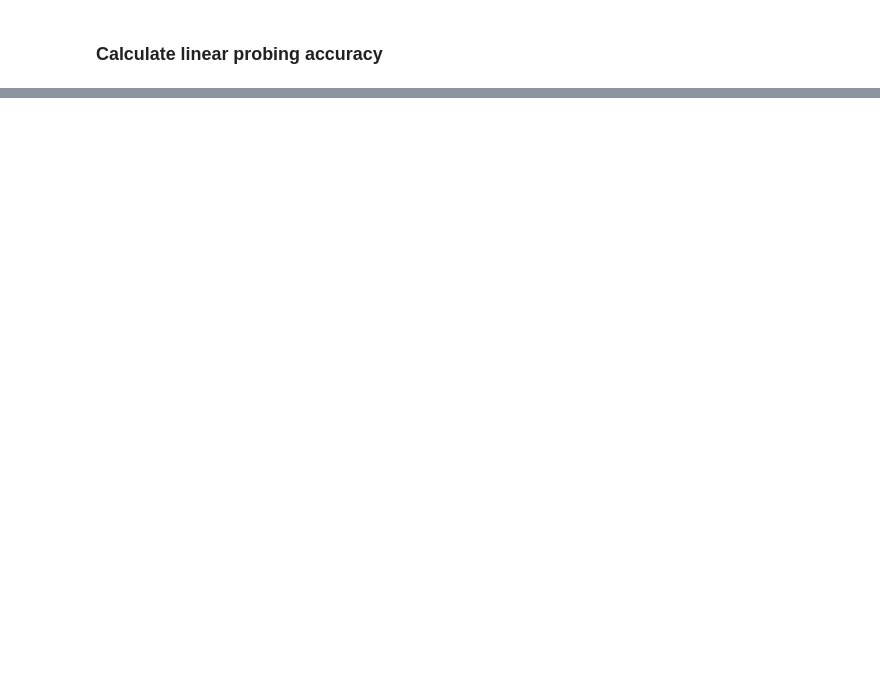
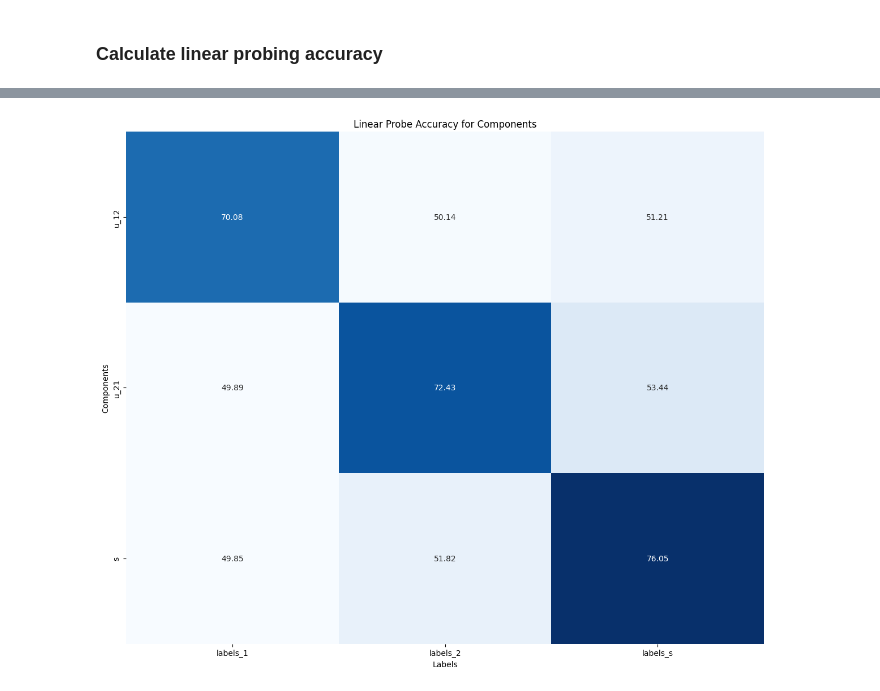
Before and after one commit to Vascorn/RePercENT, a Jupyter notebook: notebooks/repercent_synthetic.ipynb, the cells around one changed output, grey strips where cells are left out. Saved outputs shown, nothing was run; the diff lists cells and outputs as text; code cells hidden in the pictures; blank space fills up the shorter version.

```diff
--- a/notebooks/repercent_synthetic.ipynb
+++ b/notebooks/repercent_synthetic.ipynb
@@ -512,3 +177,7 @@ plot_confusion_matrix(test_loss_logs)
+# %%
+plot_confusion_matrix(non_linear_probe_acc)
+# %% [output]
+[figure, added]
 # %%
 from sklearn.decomposition import PCA
 from sklearn.manifold import TSNE
```
Also changed, not shown: parts of 33 cells of this notebook, 50 other files.
